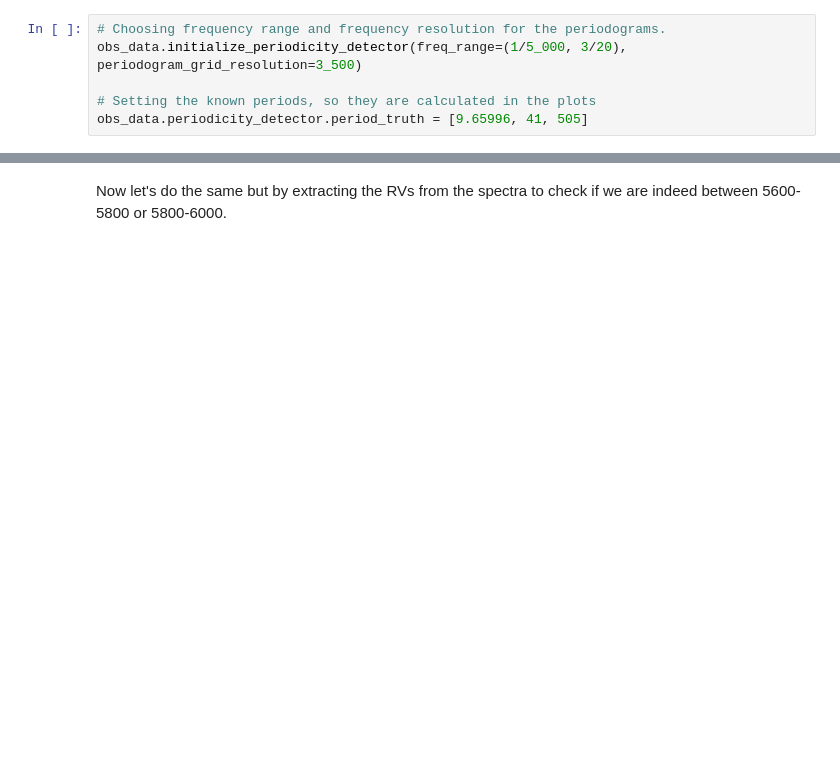
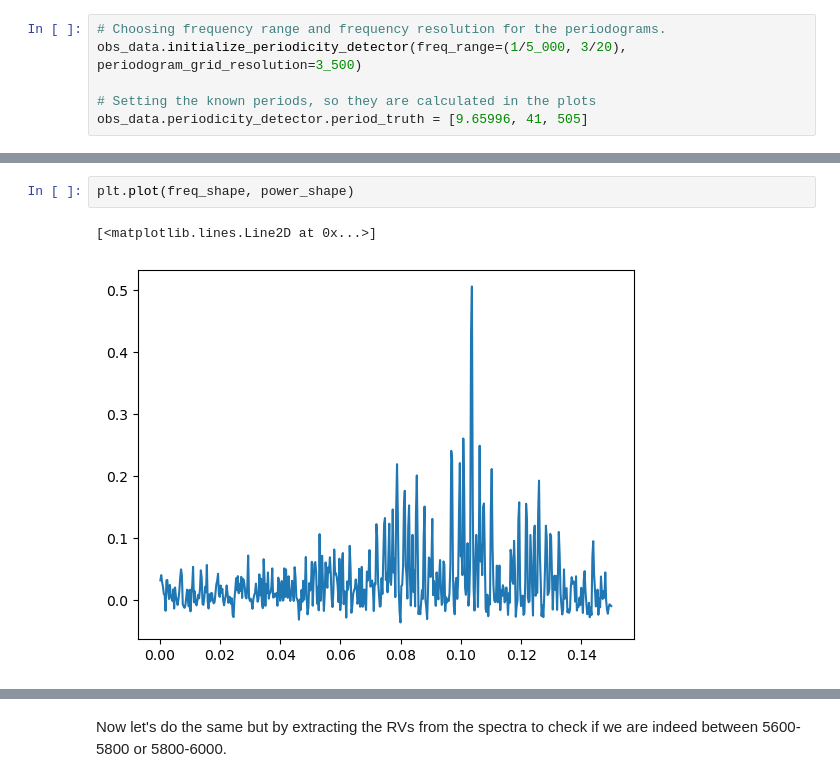
Before and after one commit to kbarbey/Master-Thesis, a Jupyter notebook: main/reproducing_binnenfeld/SMus_test.ipynb, the cells around one changed output, grey strips where cells are left out. Saved outputs shown, nothing was run; the diff lists cells and outputs as text; blank space fills up the shorter version.

```diff
--- a/main/reproducing_binnenfeld/SMus_test.ipynb
+++ b/main/reproducing_binnenfeld/SMus_test.ipynb
@@ -117 +105,6 @@ obs_data.periodicity_detector.period_truth = [9.65996, 41, 505]
+# %%
+plt.plot(freq_shape, power_shape)
+# %% [output]
+[<matplotlib.lines.Line2D at 0x...>]
+[figure, added]
 # %%
```
Also changed, not shown: parts of 17 cells of this notebook, 17 other files.
